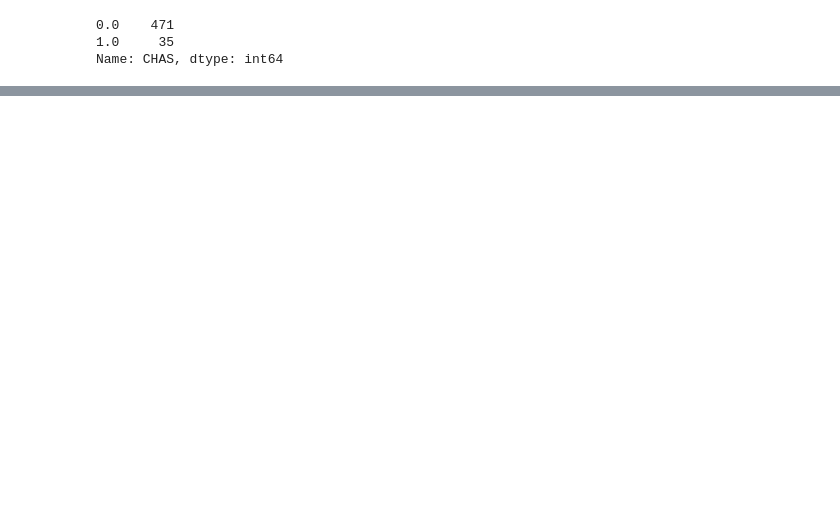
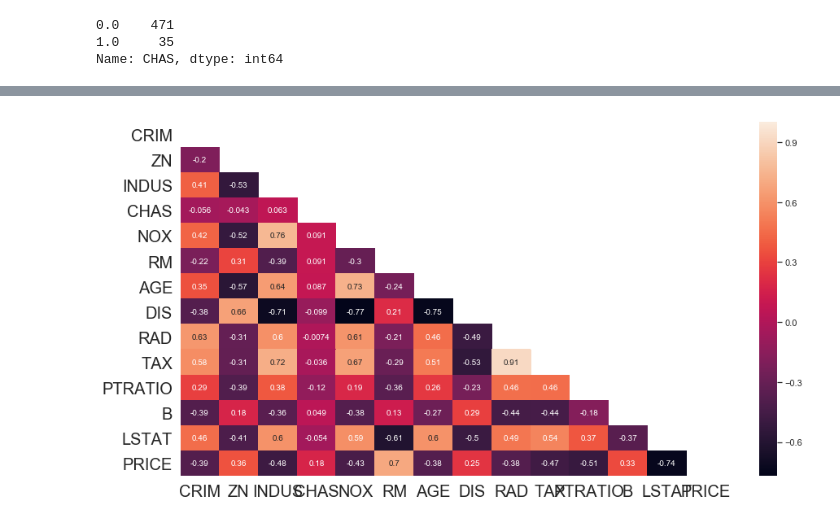
Before and after one commit to Sayaka-K/Boston-House-Prices-Prediction, a Jupyter notebook: Boston-House-Prices-Prediction.ipynb, the cells around one changed output, grey strips where cells are left out. Cells and saved outputs as stored; diff of their text form; code cells hidden in the pictures; blank space fills up the shorter version.

Commit message:
Descriptive Statistics & Correlation

```diff
--- a/Boston-House-Prices-Prediction.ipynb
+++ b/Boston-House-Prices-Prediction.ipynb
@@ -227,0 +355,5 @@ plt.show()
+# %%
+mask = np.zeros_like(data.corr()) #Return an array of zeros with the same shape and type as a given array
+triangle_indices = np.triu_indices_from(mask) #Return the indices for the upper-triangle of the given array.
+mask[triangle_indices] = True #this sets the selected indices to 1
+mask
@@ -227,0 +375,11 @@ plt.show()
+# %%
+#correlations with a heat map
+plt.figure(figsize = (15,8))
+sns.heatmap(data.corr(), mask=mask, annot=True, annot_kws={"size":10}) #annot is for showing the numbers on the color
+#by passing mask, data will not be shown in cells where ``mask`` is True.
+sns.set_style('white') #setting background color
+plt.xticks(fontsize=20)
+plt.yticks(fontsize=20)
+plt.show() #TAX and RAD doesn't make sense because RAD is a dummy variable
+# %% [output]
+[figure, added]
```
Also changed, not shown: parts of 28 cells of this notebook, 1 other file.
